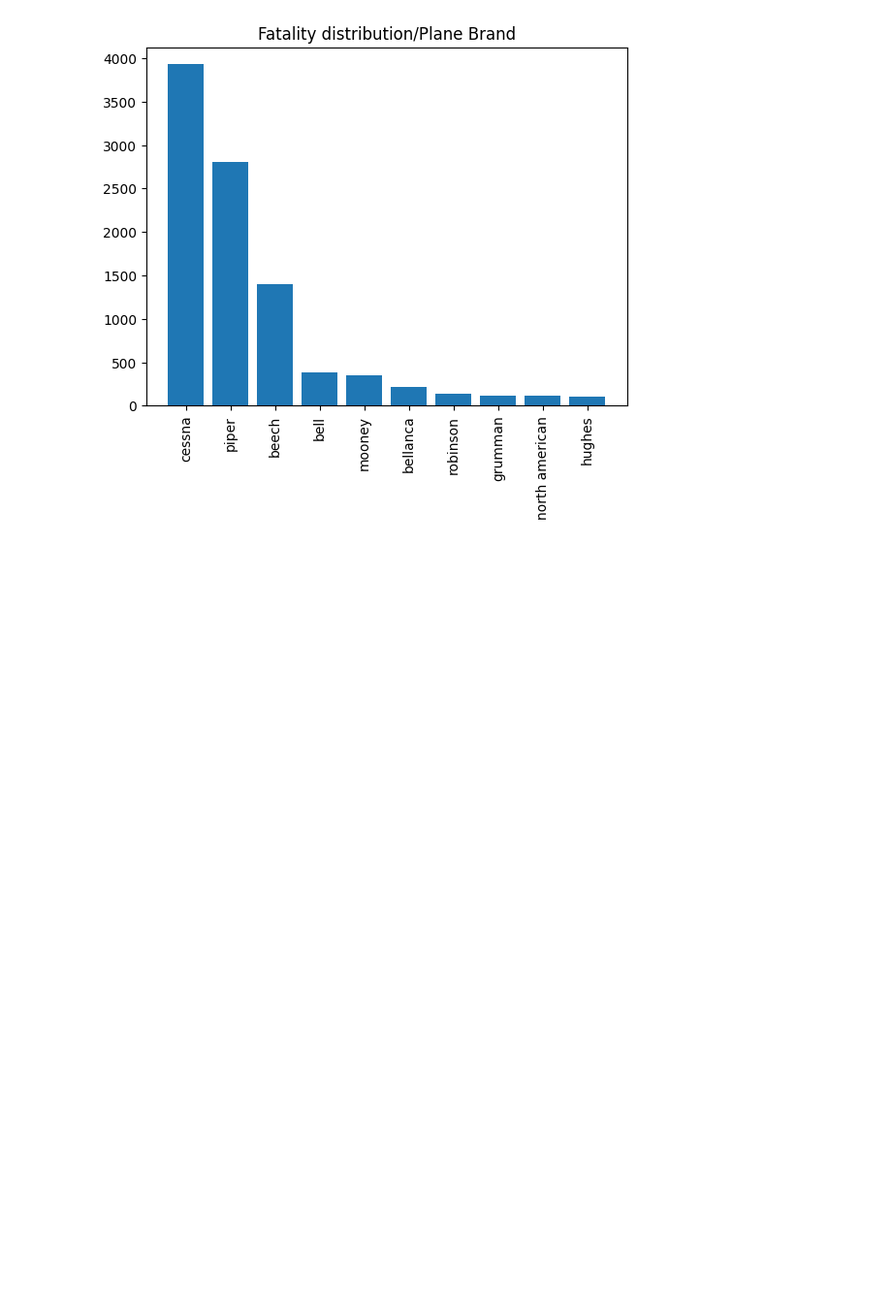
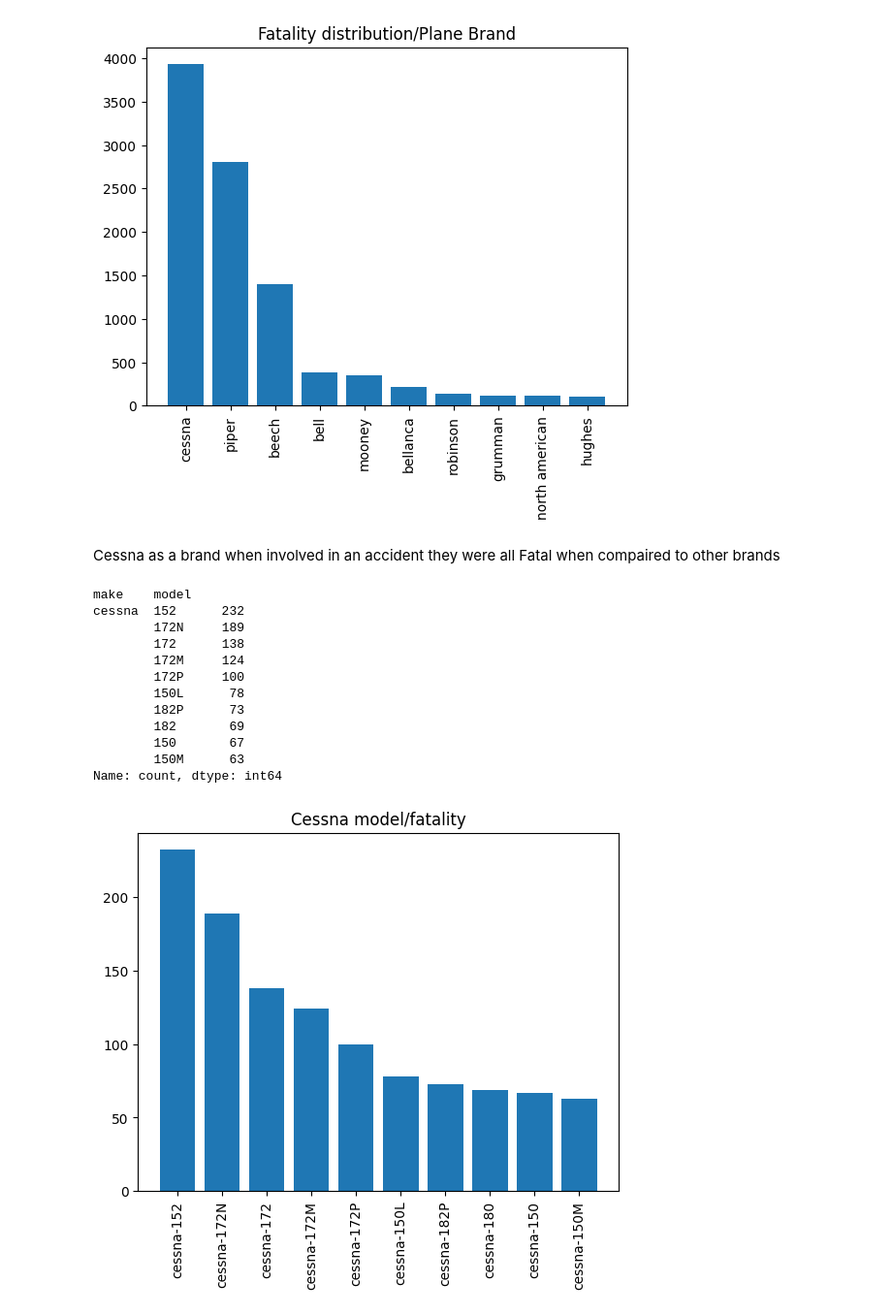
Before and after one commit to davidmasai/End_of_phase1_project, a Jupyter notebook: technical_presentation/end_of_phase1_technical_presentation.ipynb, the cells around one changed output. Shown: that part at 97% size. Saved outputs shown, nothing was run; the diff lists cells and outputs as text; code cells hidden in the pictures; blank space fills up the shorter version.

Commit message:
analysis done

```diff
--- a/technical_presentation/end_of_phase1_technical_presentation.ipynb
+++ b/technical_presentation/end_of_phase1_technical_presentation.ipynb
@@ -930,3 +979,33 @@ plt.xticks(rotation=90)
 plt.show()
 # %% [output]
 [figure]
+# %% [markdown]
+Cessna as a brand when involved in an accident they were all Fatal when compaired to other brands
+# %%
+#deeper into the cessna brand
+#which model is mostly affected
+with_model=df_eda[df_eda['injury_severity']=='Fatal'][['make','model']]
+cessna_analysis=with_model[with_model['make']=='cessna']
+print(cessna_analysis.value_counts()[:10])
+by_model=['cessna-152','cessna-172N','cessna-172','cessna-172M','cessna-172P','cessna-150L','cessna-182P','cessna-180','cessna-150','cessna-150M']
+model_counts=[232,189,138,124,100,78,73,69,67,63]
+x=by_model
+y=model_counts
+plt.bar(x,y)
+plt.title('Cessna model/fatality')
+plt.xticks(rotation=90)
+plt.show()
+# %% [output]
+make    model
+cessna  152      232
+        172N     189
+        172      138
+        172M     124
+        172P     100
+        150L      78
+        182P      73
+        182       69
+        150       67
+        150M      63
+Name: count, dtype: int64
+[figure, added]
```
Also changed, not shown: parts of 36 cells of this notebook, 1 other file.
